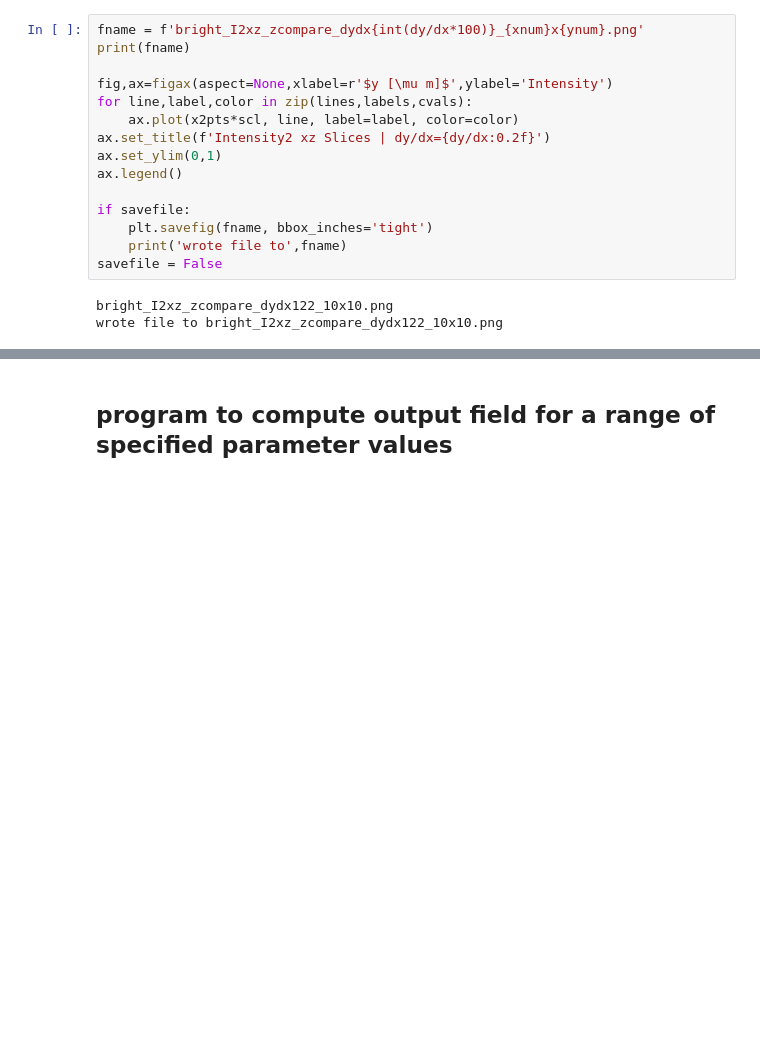
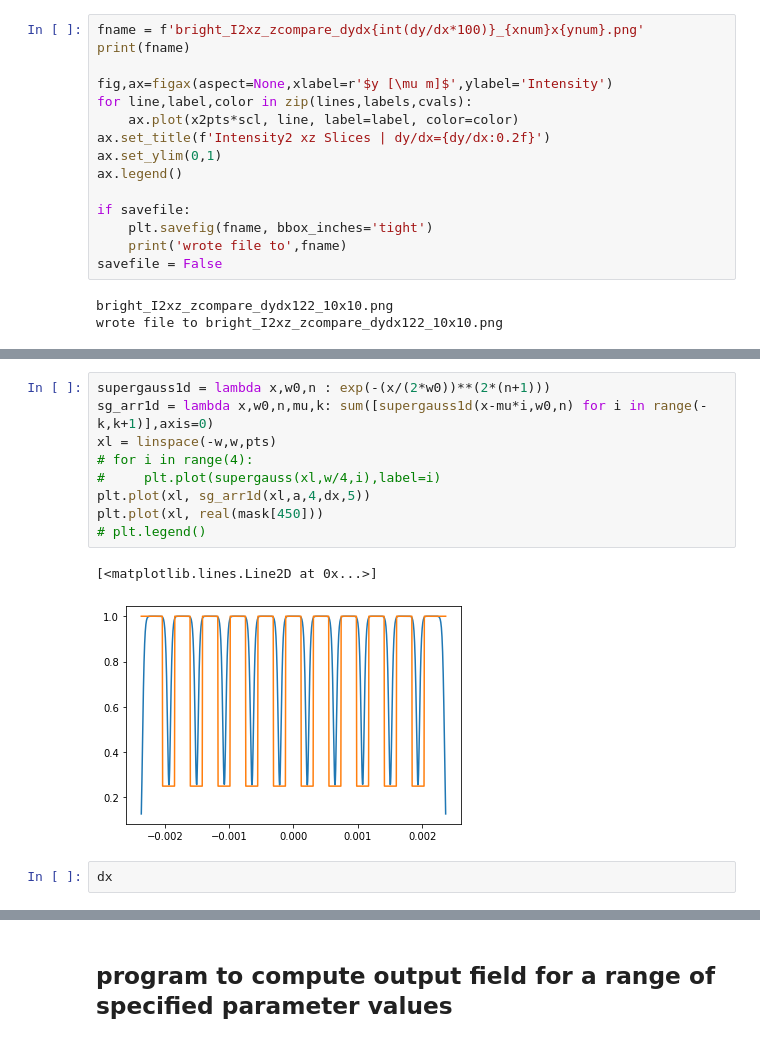
Before and after one commit to prhuft/fourier-optics, a Jupyter notebook: gba/nonuniform_array.ipynb, the cells around one changed output, grey strips where cells are left out. Cells and saved outputs as stored; diff of their text form; blank space fills up the shorter version.

```diff
--- a/gba/nonuniform_array.ipynb
+++ b/gba/nonuniform_array.ipynb
@@ -696,0 +748,14 @@ wrote file to bright_I2xz_zcompare_dydx122_10x10.png
+# %%
+supergauss1d = lambda x,w0,n : exp(-(x/(2*w0))**(2*(n+1)))
+sg_arr1d = lambda x,w0,n,mu,k: sum([supergauss1d(x-mu*i,w0,n) for i in range(-k,k+1)],axis=0)
+xl = linspace(-w,w,pts)
+# for i in range(4):
+#     plt.plot(supergauss(xl,w/4,i),label=i)
+plt.plot(xl, sg_arr1d(xl,a,4,dx,5))
+plt.plot(xl, real(mask[450]))
+# plt.legend()
+# %% [output]
+[<matplotlib.lines.Line2D at 0x...>]
+[figure, added]
+# %%
+dx
```
Also changed, not shown: parts of 12 cells of this notebook.
